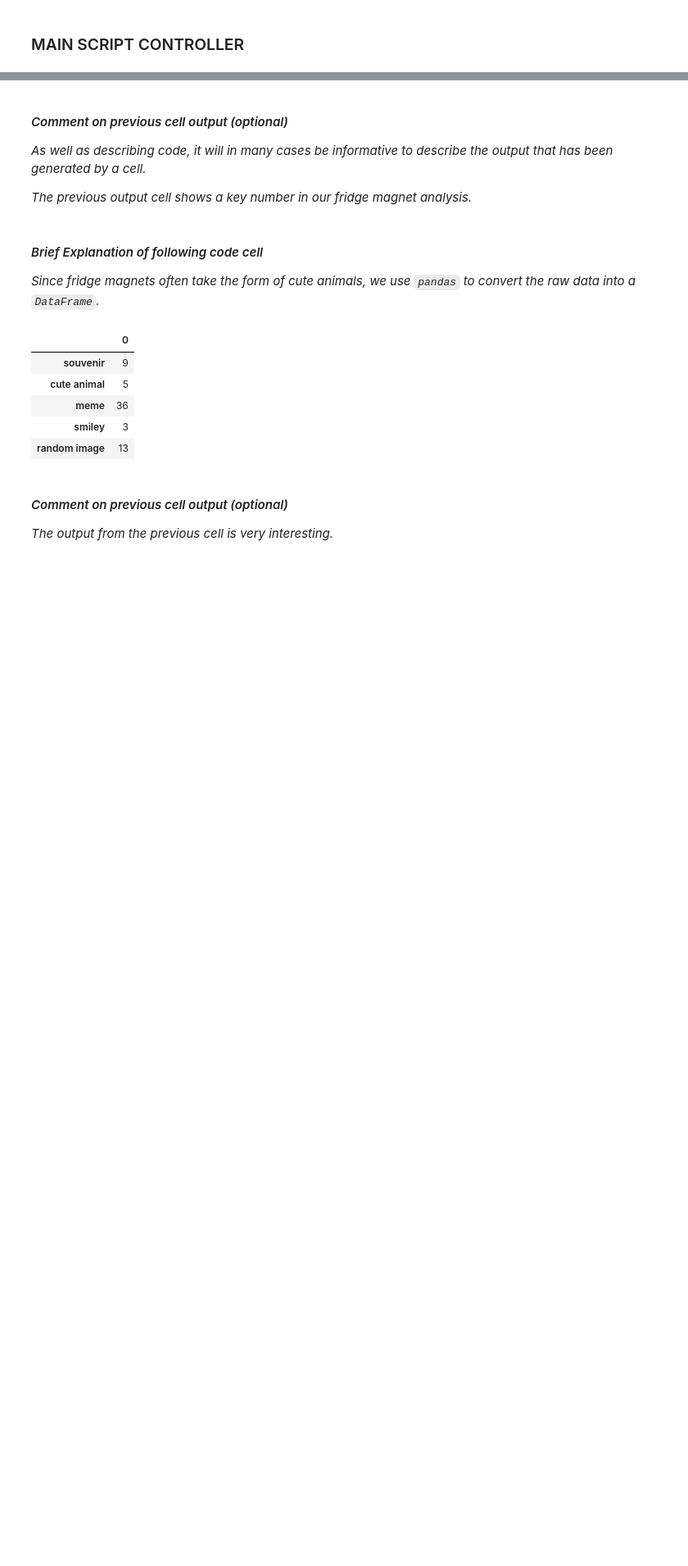
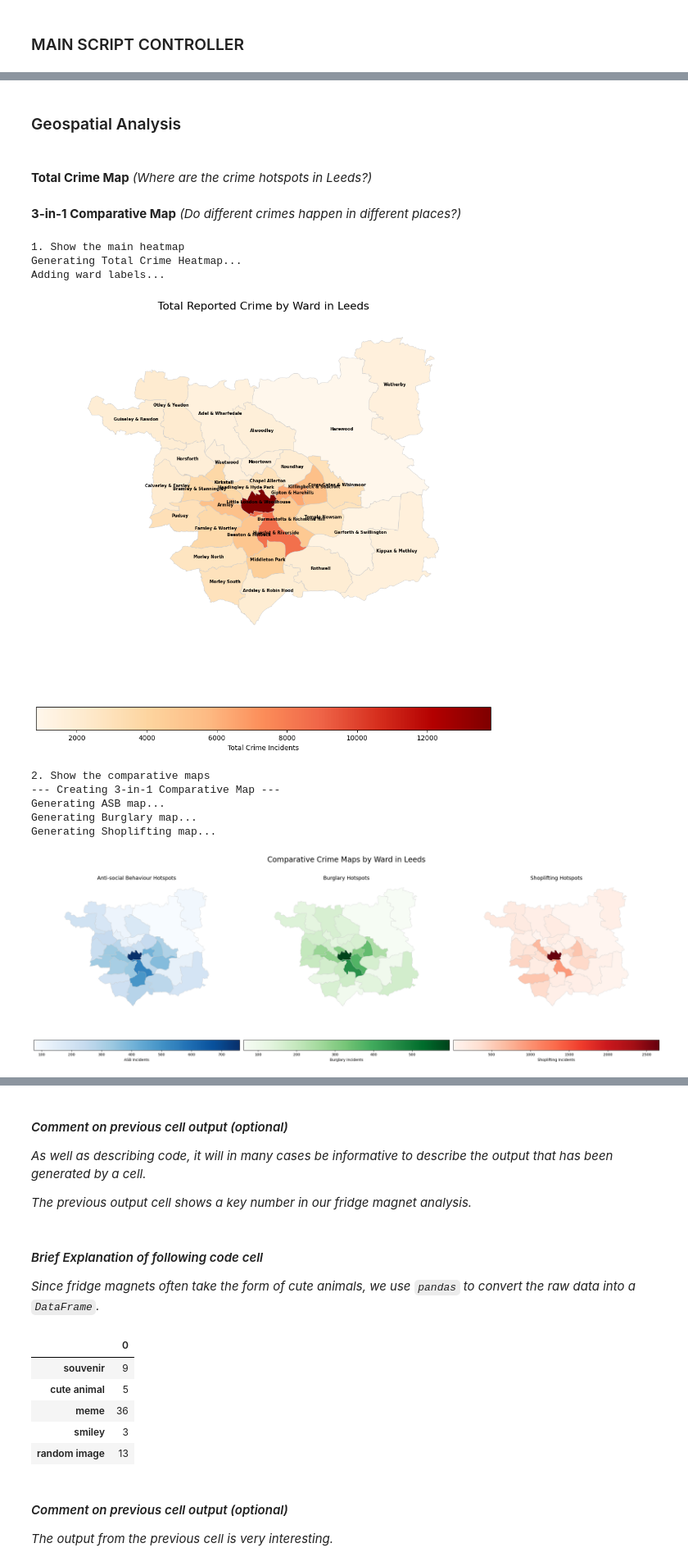
Before and after one commit to nilavans/leeds-crime-patterns, a Jupyter notebook: group_project.ipynb, the cells around one changed output, grey strips where cells are left out. Shown: that part at 82% size. Saved outputs shown, nothing was run; the diff lists cells and outputs as text; code cells hidden in the pictures; blank space fills up the shorter version.

```diff
--- a/group_project.ipynb
+++ b/group_project.ipynb
@@ -423,0 +626,21 @@ gdf_leeds_crimes.head()
+# %% [markdown]
+<h3>Geospatial Analysis<h3>
+# %%
+# Helper function to filter, count, merge, and clean data
+def _prepare_map_data(gdf_crimes, gdf_wards, crime_type, count_col_name):
+    # 1. Filter
+    gdf_filtered = gdf_crimes[gdf_crimes['crime_type'] == crime_type]
+
+    # 2. Count
+    counts = gdf_filtered.groupby('ward_name', observed=False).size().reset_index(name=count_col_name)
+
+    # 3. Merge
+    # We use the correct columns for the merge
+    gdf_map_data = gdf_wards.merge(counts, left_on='WD23NM', right_on='ward_name', how='left')
+
+    # 4. Clean
+    gdf_map_data[count_col_name] = gdf_map_data[count_col_name].fillna(0)
+
+    return gdf_map_data
+# %% [markdown]
+<b>Total Crime Map</b> <i>(Where are the crime hotspots in Leeds?)</i>
@@ -423,0 +685,2 @@ gdf_leeds_crimes.head()
+# %% [markdown]
+<b>3-in-1 Comparative Map</b> <i>(Do different crimes happen in different places?)</i>
@@ -423,0 +745,19 @@ gdf_leeds_crimes.head()
+# %%
+# --- Objective 3: Geospatial Analysis ---
+
+print("1. Show the main heatmap")
+plot_total_crime_heatmap(gdf_leeds_crimes, LEEDS_WARDS_PATH)
+
+print("2. Show the comparative maps")
+plot_comparative_crime_maps(gdf_leeds_crimes, LEEDS_WARDS_PATH)
+# %% [output]
+1. Show the main heatmap
+Generating Total Crime Heatmap...
+Adding ward labels...
+[figure, added]
+2. Show the comparative maps
+--- Creating 3-in-1 Comparative Map ---
+Generating ASB map...
+Generating Burglary map...
+Generating Shoplifting map...
+[figure, added]
```
Also changed, not shown: parts of 26 cells of this notebook, 1 other file.
